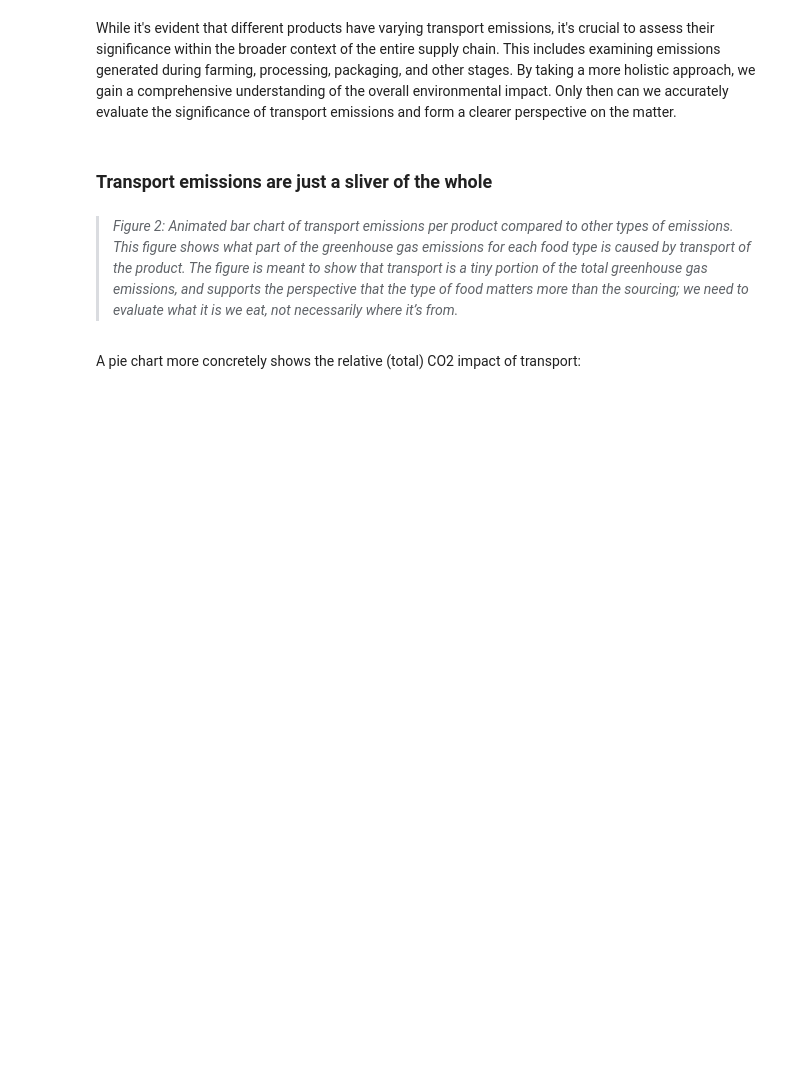
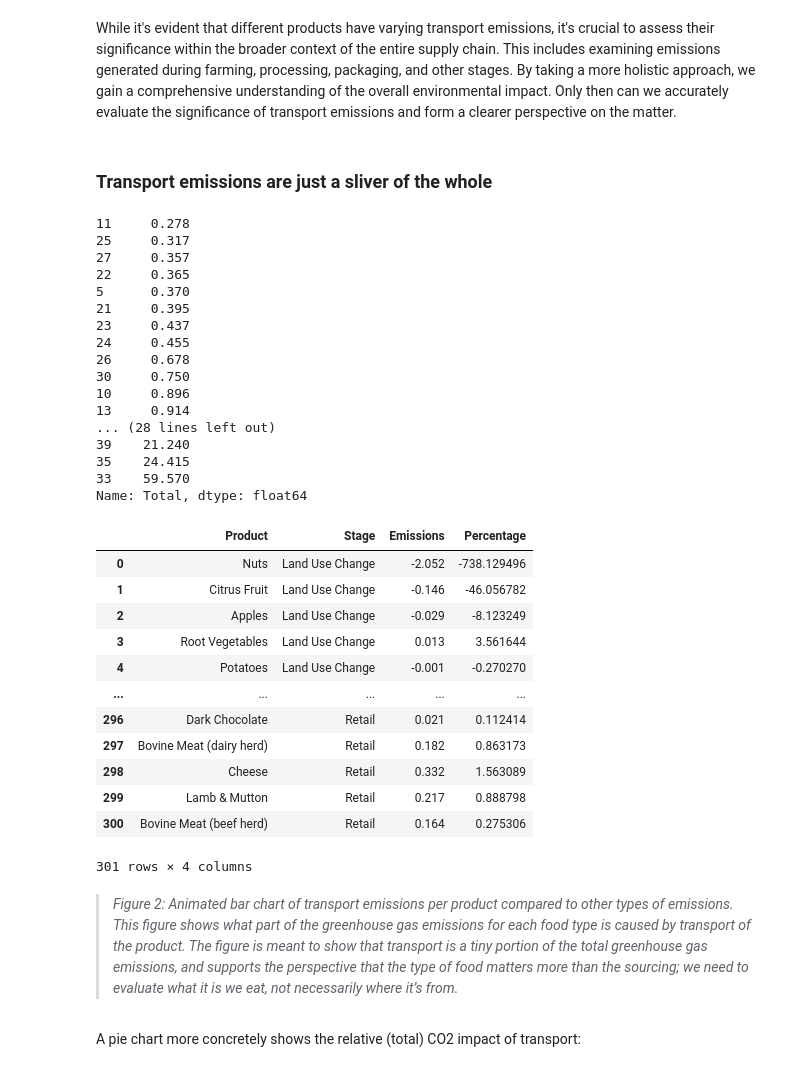
Before and after one commit to MauroDieters/infovisualisatie, a Jupyter notebook: final v2 v2.ipynb, the cells around one changed output. Cells and saved outputs as stored; diff of their text form; code cells hidden in the pictures; blank space fills up the shorter version.

```diff
--- a/final v2 v2.ipynb
+++ b/final v2 v2.ipynb
@@ -170,6 +170,7 @@ df = df_per_product[0:43].copy()
 df['Total'] = df.iloc[:, 1:].sum(axis=1)
 df = df.sort_values(by='Total')
 
+display(df['Total'])
 
 df_melted = pd.melt(df, id_vars='Product', value_vars=['Land Use Change', 'Feed', 'Farm', 'Processing', 'Transport', 'Packaging', 'Retail'], var_name='Stage', value_name='Emissions')
 
@@ -177,11 +178,16 @@ df_melted = pd.melt(df, id_vars='Product', value_vars=['Land Use Change', 'Feed'
 df_melted = pd.melt(df, id_vars='Product', value_vars=['Land Use Change', 'Feed', 'Farm', 'Processing', 'Transport', 'Packaging', 'Retail'], var_name='Stage', value_name='Emissions')
 
 
+df_melted['Percentage'] = 100 * df_melted['Emissions'] / df_melted.groupby('Product')['Emissions'].transform('sum')
+
+display(df_melted)
+
 # Create a horizontal stacked bar plot using plotly.express
 fig = px.bar(df_melted,
              y='Product',
              x='Emissions',
              color='Stage',
+             hover_data=['Percentage', 'Stage'],
              height=800,
              color_discrete_sequence=standard_discrete,
              title="Greenhouse gas emissions per food type over the supply chain")
@@ -207,33 +213,67 @@ updatemenus = [dict(
         method='restyle',
         args=[{'marker.opacity': 1}]    )
 ]
 )]
 
+fig.update_traces(hovertemplate='<b>%{y}</b><br>Stage: %{customdata[1]}<br>%{x:.2f} kg CO2 eq.<br>%{customdata[0]:.2f}% of total<extra></extra>')
+
+
 
 fig.update_layout(barmode='relative')
 
 fig.update_layout(layout,
         legend=dict(
         orientation="h",
         yanchor="top",
         y=1.065,
         xanchor="left",
         x=-0.06),
         updatemenus=updatemenus
 )
 
 
 # fig.layout.updatemenus[0].buttons[0].args[1]["frame"]["duration"] = 2000
 
 
 
 fig.frames = frames
 
 
 # fig.updatemenus[0].buttons[0].args[1] = dict(frame=dict(duration=1000), transition=dict(duration=500))
 
 
 fig.show()
+# %% [output]
+11     0.278
+25     0.317
+27     0.357
+22     0.365
+5      0.370
+21     0.395
+23     0.437
+24     0.455
+26     0.678
+30     0.750
+10     0.896
+13     0.914
+... (28 lines left out)
+39    21.240
+35    24.415
+33    59.570
+Name: Total, dtype: float64
+|  | Product | Stage | Emissions | Percentage |
+| 0 | Nuts | Land Use Change | -2.052 | -738.129496 |
+| 1 | Citrus Fruit | Land Use Change | -0.146 | -46.056782 |
+| 2 | Apples | Land Use Change | -0.029 | -8.123249 |
+| 3 | Root Vegetables | Land Use Change | 0.013 | 3.561644 |
+| 4 | Potatoes | Land Use Change | -0.001 | -0.270270 |
+| ... | ... | ... | ... | ... |
+| 296 | Dark Chocolate | Retail | 0.021 | 0.112414 |
+| 297 | Bovine Meat (dairy herd) | Retail | 0.182 | 0.863173 |
+| 298 | Cheese | Retail | 0.332 | 1.563089 |
+| 299 | Lamb & Mutton | Retail | 0.217 | 0.888798 |
+| 300 | Bovine Meat (beef herd) | Retail | 0.164 | 0.275306 |
+301 rows × 4 columns
 # %% [markdown]
 > *Figure 2: Animated bar chart of transport emissions per product compared to other types of emissions. This figure shows what part of the greenhouse gas emissions for each food type is caused by transport of the product. The figure is meant to show that transport is a tiny portion of the total greenhouse gas emissions, and supports the perspective that the type of food matters more than the sourcing; we need to evaluate what it is we eat, not necessarily where it’s from.*
 # %% [markdown]
```
